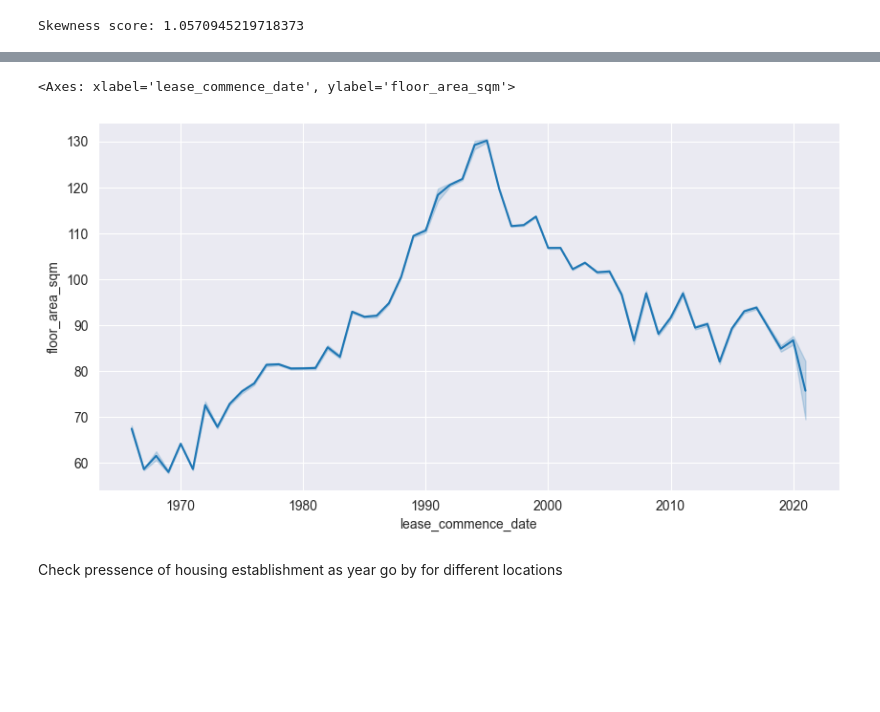
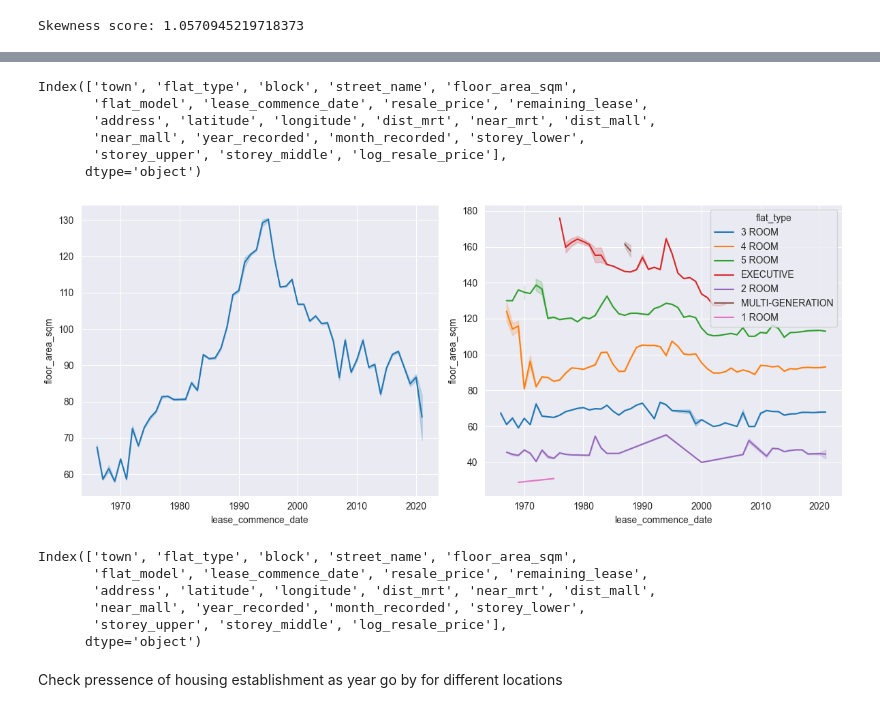
Before and after one commit to Tedyang2003/dsai-hdb-analysis, a Jupyter notebook: submission.ipynb, the cells around one changed output, grey strips where cells are left out. Saved outputs shown, nothing was run; the diff lists cells and outputs as text; code cells hidden in the pictures; blank space fills up the shorter version.

```diff
--- a/submission.ipynb
+++ b/submission.ipynb
@@ -101,9 +614,9 @@ df.describe(include='object')
 
 The month column in the dataframe is the month in which the resale transaction took place. However as it contains a mix of both the month and year, it is not very useful as it is. Hence, we decided to split it into different individual columns (year_recorded, month_recorded) for further analysis, which would be used later in this project.
 # %%
-df['year_recorded']  = df['month'].apply(lambda x: x.split('-')[0])
-df['month_recorded'] = df['month'].apply(lambda x: x.split('-')[1])
-df.drop(['month'], axis=1, inplace=True)
-df.head()
+merged_df['year_recorded']  = merged_df['month'].apply(lambda x: x.split('-')[0]).astype("int64")
+merged_df['month_recorded'] = merged_df['month'].apply(lambda x: x.split('-')[1]).astype("int64")
+merged_df.drop(['month'], axis=1, inplace=True)
+merged_df.head()
 # %% [output]
 |  | town | flat_type | block | street_name | storey_range | floor_area_sqm | flat_model | ... |
@@ -178,8 +689,8 @@ For the rows that contains month in the `remaining_lease` column, we have no cho
 
 To do this, we will just overwrite the entire column in our main dataset
 # %%
-df = df.copy()
-df['remaining_lease'] = 99 - (df['year_recorded'].astype('int64') - df['lease_commence_date'].astype('int64'))
-df.head()
+merged_df = merged_df.copy()
+merged_df['remaining_lease'] = 99 - (merged_df['year_recorded'].astype('int64') - merged_df['lease_commence_date'].astype('int64'))
+merged_df.head()
 # %% [output]
 |  | town | flat_type | block | street_name | storey_range | floor_area_sqm | flat_model | ... |
@@ -190,0 +727,9 @@ df.head()
+# %%
+# Extract the lower and upper bounds using regex (faster than apply)
+merged_df[['storey_lower', 'storey_upper']] = merged_df['storey_range'].str.extract(r'(\d+) TO (\d+)').astype(int)
+
+# Compute the middle storey in a vectorized way
+merged_df['storey_middle'] = (merged_df['storey_lower'] + merged_df['storey_upper']) // 2
+merged_df.drop(['storey_range'], axis=1, inplace=True)
+# Display the updated DataFrame
+merged_df.head()
@@ -241,0 +782,3 @@ df.head()
+# %%
+merged_df['log_resale_price'] = np.log(merged_df['resale_price'])
+merged_df.head(1)
@@ -242,10 +874,30 @@ df.head()
+# %%
+merged_df.columns
+# %% [output]
+Index(['town', 'flat_type', 'block', 'street_name', 'floor_area_sqm',
+       'flat_model', 'lease_commence_date', 'resale_price', 'remaining_lease',
+       'address', 'latitude', 'longitude', 'dist_mrt', 'near_mrt', 'dist_mall',
+       'near_mall', 'year_recorded', 'month_recorded', 'storey_lower',
+       'storey_upper', 'storey_middle', 'log_resale_price'],
+      dtype='object')
 # %%
-fig, (ax1) = plt.subplots(1,1, figsize=(10, 5))
+fig, (ax1, ax2) = plt.subplots(1,2, figsize=(12, 5))
 
-sns.lineplot(data=df, x='lease_commence_date', y='floor_area_sqm', ax=ax1)
+sns.lineplot(data=merged_df, x='lease_commence_date', y='floor_area_sqm', ax=ax1)
+sns.lineplot(data=merged_df, x='lease_commence_date', y='floor_area_sqm', ax=ax2, hue='flat_type')
+plt.tight_layout()
+plt.show()
 # %% [output]
-<Axes: xlabel='lease_commence_date', ylabel='floor_area_sqm'>
-[figure, old version]
+[figure, new version]
+# %%
+merged_df.columns
+# %% [output]
+Index(['town', 'flat_type', 'block', 'street_name', 'floor_area_sqm',
+       'flat_model', 'lease_commence_date', 'resale_price', 'remaining_lease',
+       'address', 'latitude', 'longitude', 'dist_mrt', 'near_mrt', 'dist_mall',
+       'near_mall', 'year_recorded', 'month_recorded', 'storey_lower',
+       'storey_upper', 'storey_middle', 'log_resale_price'],
+      dtype='object')
 # %% [markdown]
 Check pressence of housing establishment as year go by for different locations
 # %%
```
Also changed, not shown: parts of 90 cells of this notebook, 3 other files.
